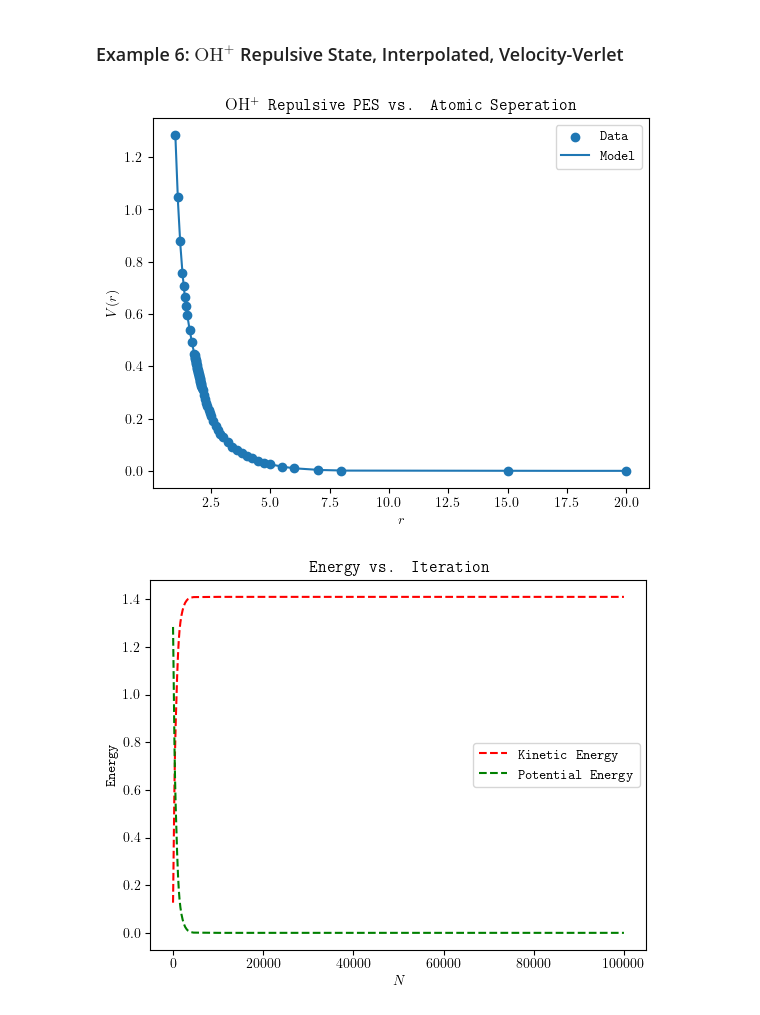
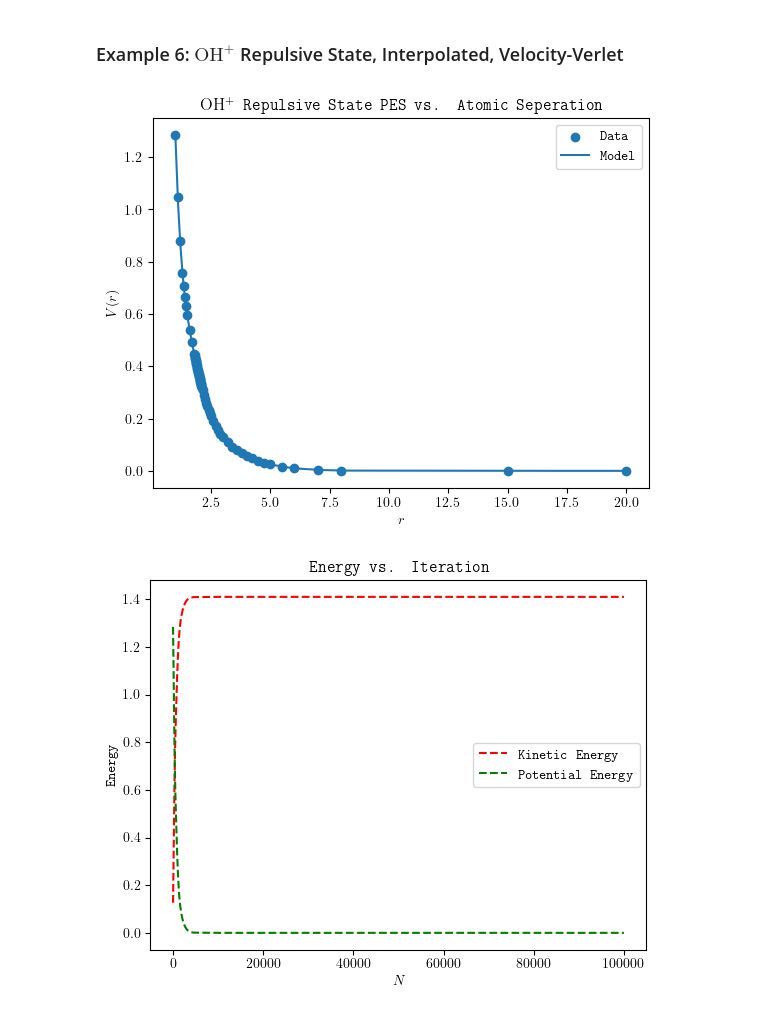
Before and after one commit to rbucl/phas0077-code, a Jupyter notebook: ohp_rs_interp_vv.ipynb, the cells around one changed output. Cells and saved outputs as stored; diff of their text form; code cells hidden in the pictures.

```diff
--- a/ohp_rs_interp_vv.ipynb
+++ b/ohp_rs_interp_vv.ipynb
@@ -5,20 +5,20 @@ from multiatomic import *
 # %%
 ohpRsData = np.genfromtxt('ohp.repulsive.state.dat', skip_header = 0, dtype = np.longdouble, delimiter = ' ')
 xs = ohpRsData[:, 0]
 ys = ohpRsData[:, 1]
 noPoints = 1000
 xPlot = np.linspace(np.min(xs), np.max(xs), noPoints)
 yPlot = np.interp(xPlot, xs, ys)
 plt.scatter(xs, ys, label = "Data")
 plt.plot(xPlot, yPlot, label = "Model")
 plt.xlabel("$r$")
 plt.ylabel("$V(r)$")
 plt.legend()
-plt.title("$\mathrm{OH^+}$ Repulsive PES vs. Atomic Seperation")
+plt.title("$\mathrm{OH^+}$ Repulsive State PES vs. Atomic Seperation")
 plt.savefig("ohpRsPes")
 plt.show()
 # %% [output]
-[figure, old version]
+[figure, new version]
 # %%
 def ohpRsInterpolated(atoms, params) -> float:
     if (debugMode):
```
Also changed, not shown: parts of 1 cell of this notebook, 11 other files.
